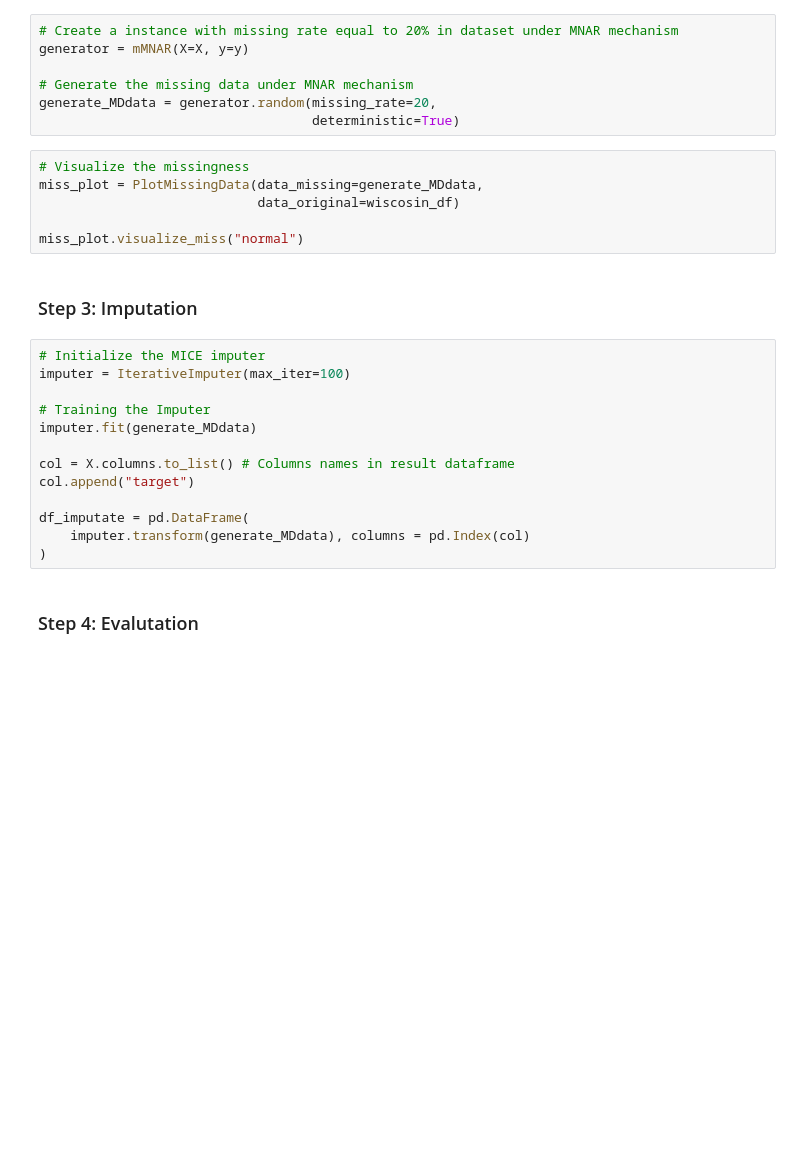
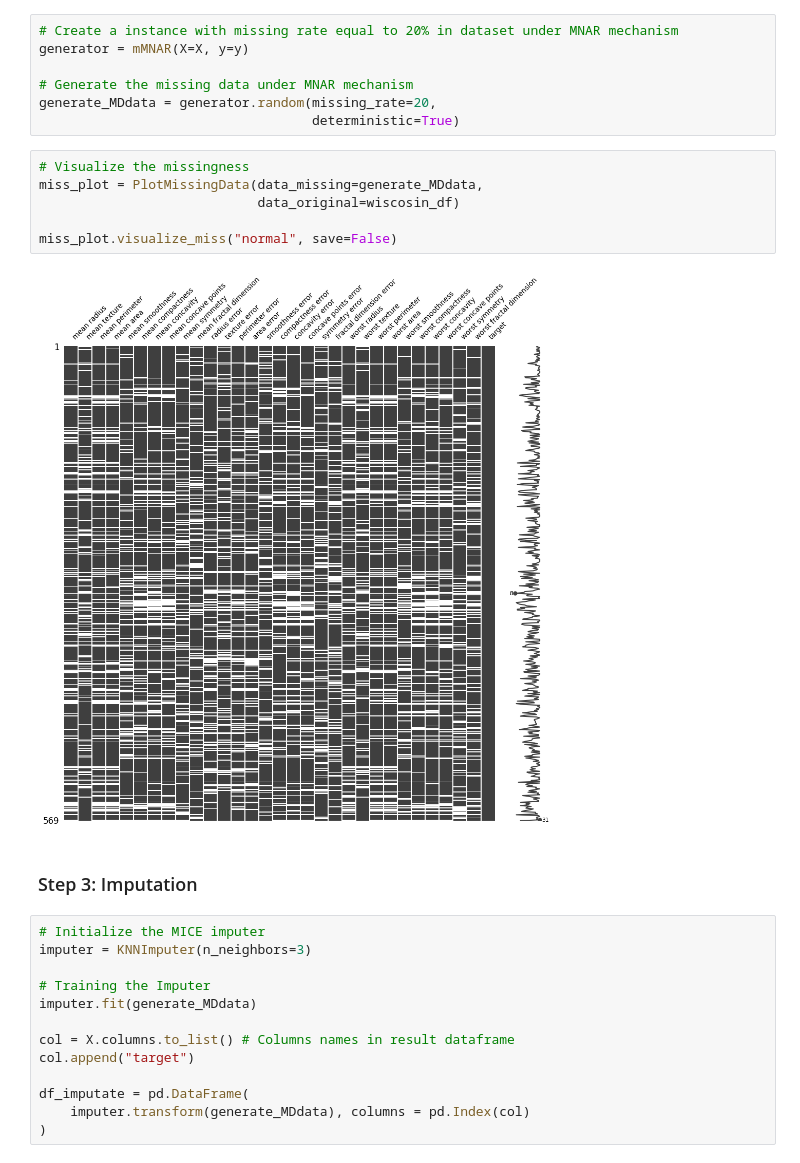
Before and after one commit to ArthurMangussi/pymdatagen, a Jupyter notebook: docs/complete_pipeline_example.ipynb, the cells around one changed output. Drawn from its saved outputs; the diff is of its cells as text; blank space fills up the shorter version.

```diff
--- a/docs/complete_pipeline_example.ipynb
+++ b/docs/complete_pipeline_example.ipynb
@@ -36,14 +42,16 @@ generate_MDdata = generator.random(missing_rate=20,
 # %%
 # Visualize the missingness
 miss_plot = PlotMissingData(data_missing=generate_MDdata,
                             data_original=wiscosin_df)
 
-miss_plot.visualize_miss("normal")
+miss_plot.visualize_miss("normal", save=False)
+# %% [output]
+[figure, added]
 # %% [markdown]
 ### Step 3: Imputation
 # %%
 # Initialize the MICE imputer
-imputer = IterativeImputer(max_iter=100)
+imputer = KNNImputer(n_neighbors=3)
 
 # Training the Imputer
 imputer.fit(generate_MDdata)
@@ -54,5 +62,3 @@ col.append("target")
 df_imputate = pd.DataFrame(
     imputer.transform(generate_MDdata), columns = pd.Index(col)
 )
-# %% [markdown]
-### Step 4: Evalutation
```
Also changed, not shown: parts of 5 cells of this notebook, 5 other files.
